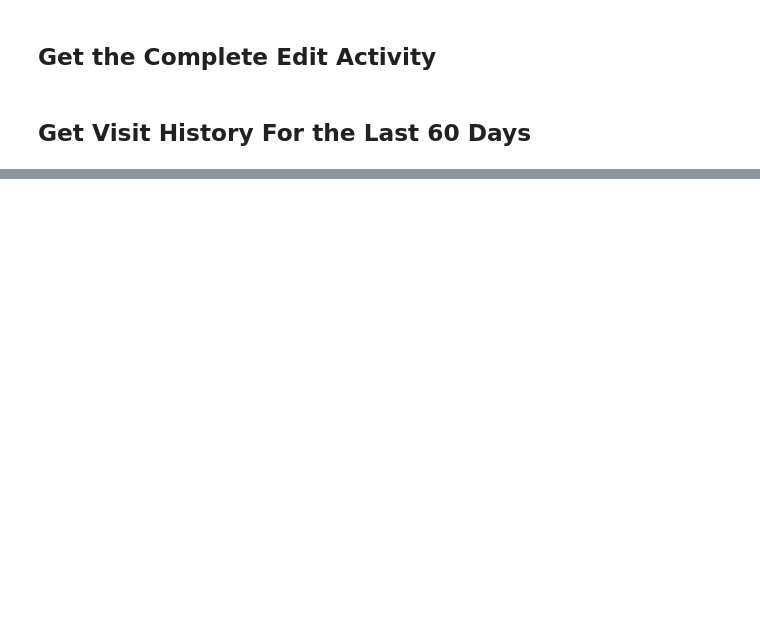
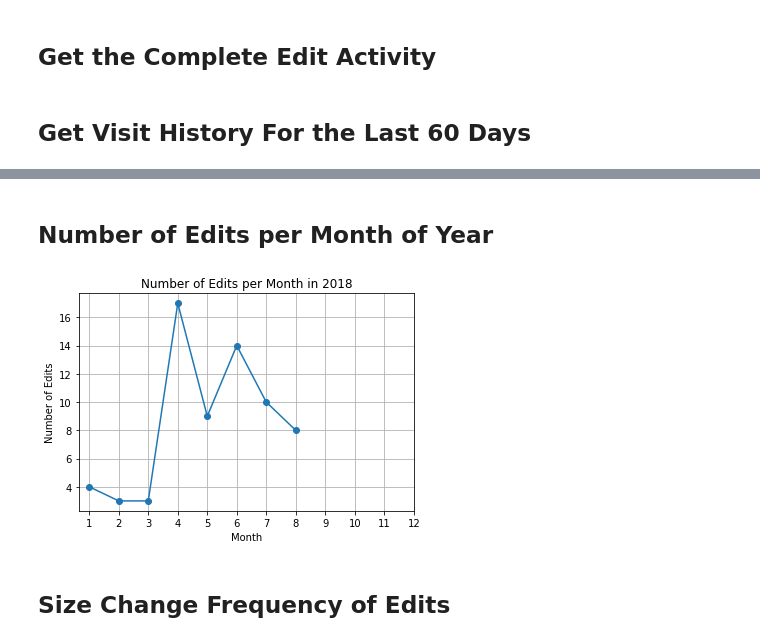
Before and after one commit to eozd/wikidata-edit-history, a Jupyter notebook: analysis.ipynb, the cells around one changed output, grey strips where cells are left out. Saved outputs shown, nothing was run; the diff lists cells and outputs as text; code cells hidden in the pictures; blank space fills up the shorter version.

```diff
--- a/analysis.ipynb
+++ b/analysis.ipynb
@@ -90,0 +106,20 @@ visit_hist(canton_zurich)
+# %% [markdown]
+## Number of Edits per Month of Year
+# %%
+year = 2018
+
+monthly_counts = defaultdict(int)
+for row in edit_df['Timestamp']:
+    if row.tm_year == year:
+        monthly_counts[row.tm_mon] += 1
+
+plt.plot(monthly_counts.keys(), monthly_counts.values(), marker='o')
+plt.xticks(np.arange(1, 13))
+plt.xlabel('Month')
+plt.ylabel('Number of Edits')
+plt.grid()
+plt.title('Number of Edits per Month in {}'.format(year));
+# %% [output]
+[figure, added]
+# %% [markdown]
+## Size Change Frequency of Edits
```
Also changed, not shown: parts of 18 cells of this notebook.
